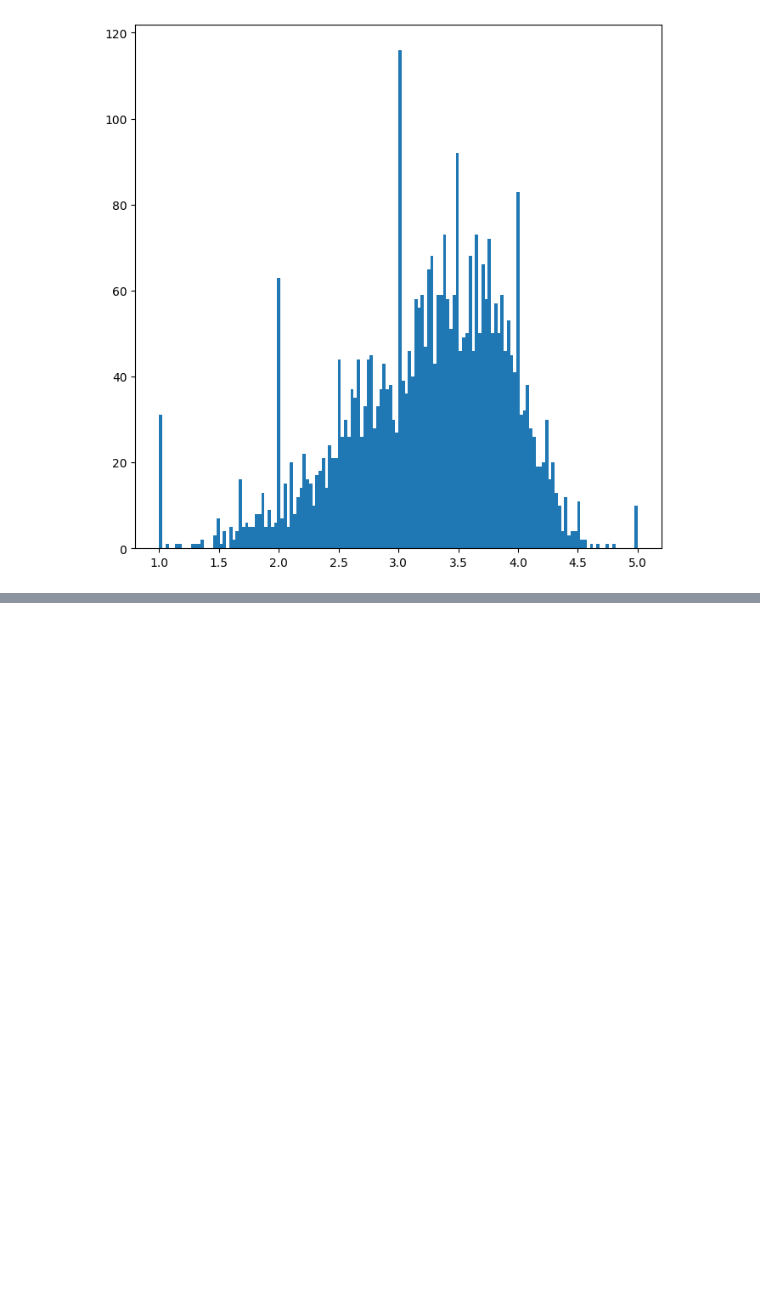
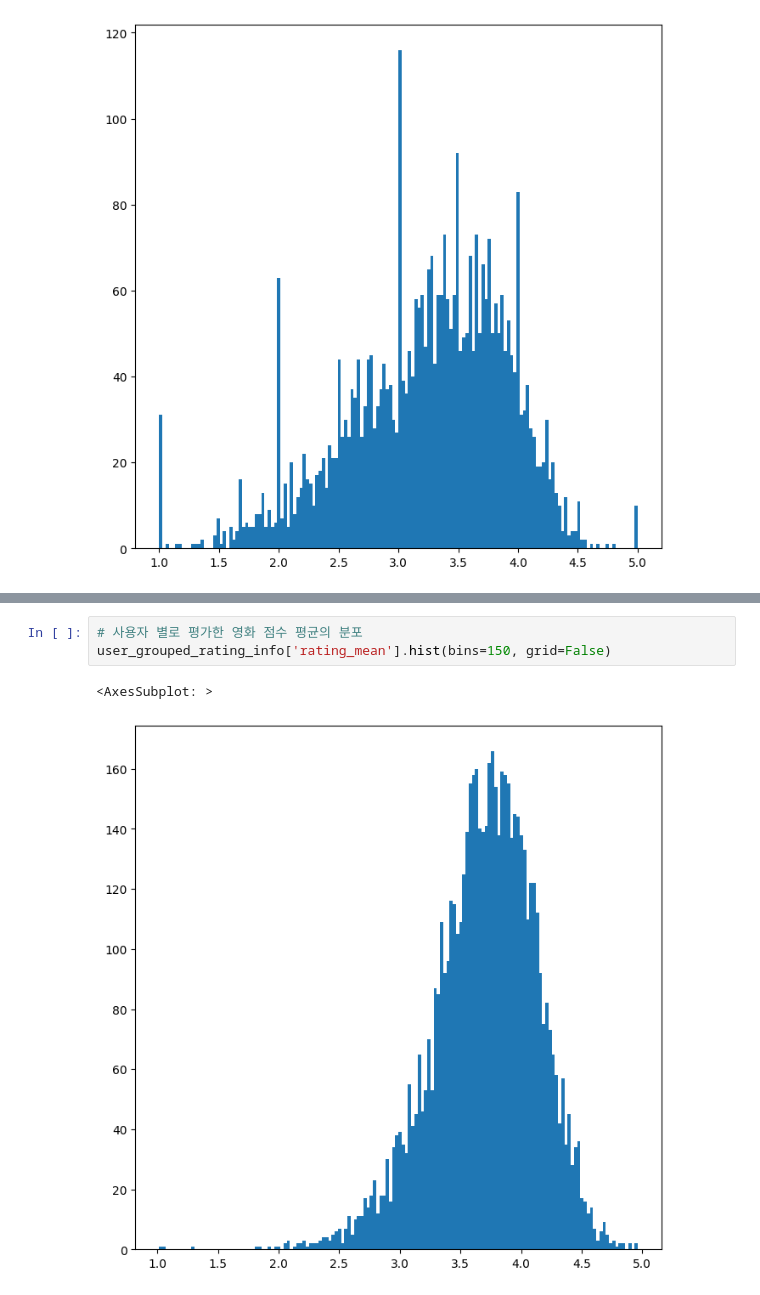
Before and after one commit to jc3wrld999/movie-rating-prediction, a Jupyter notebook: movie-rating-prediction.ipynb, the cells around one changed output, grey strips where cells are left out. Saved outputs shown, nothing was run; the diff lists cells and outputs as text; blank space fills up the shorter version.

```diff
--- a/movie-rating-prediction.ipynb
+++ b/movie-rating-prediction.ipynb
@@ -207,0 +243,6 @@ movie_id
+# %%
+# 사용자 별로 평가한 영화 점수 평균의 분포
+user_grouped_rating_info['rating_mean'].hist(bins=150, grid=False)
+# %% [output]
+<AxesSubplot: >
+[figure, added]
```
Also changed, not shown: parts of 17 cells of this notebook.
